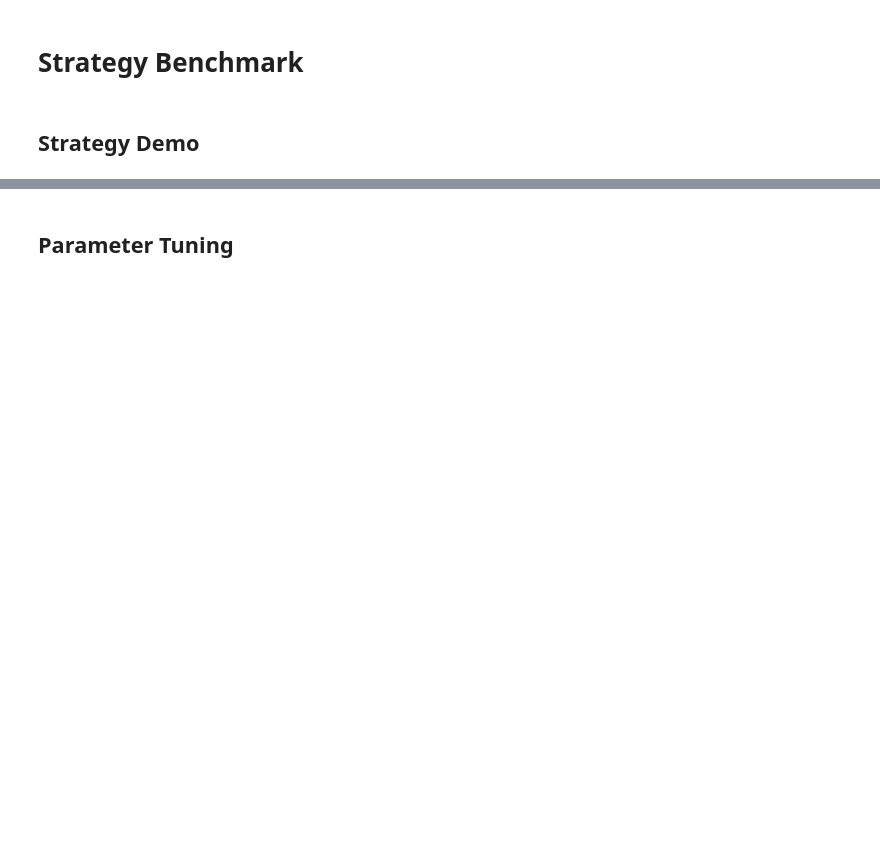
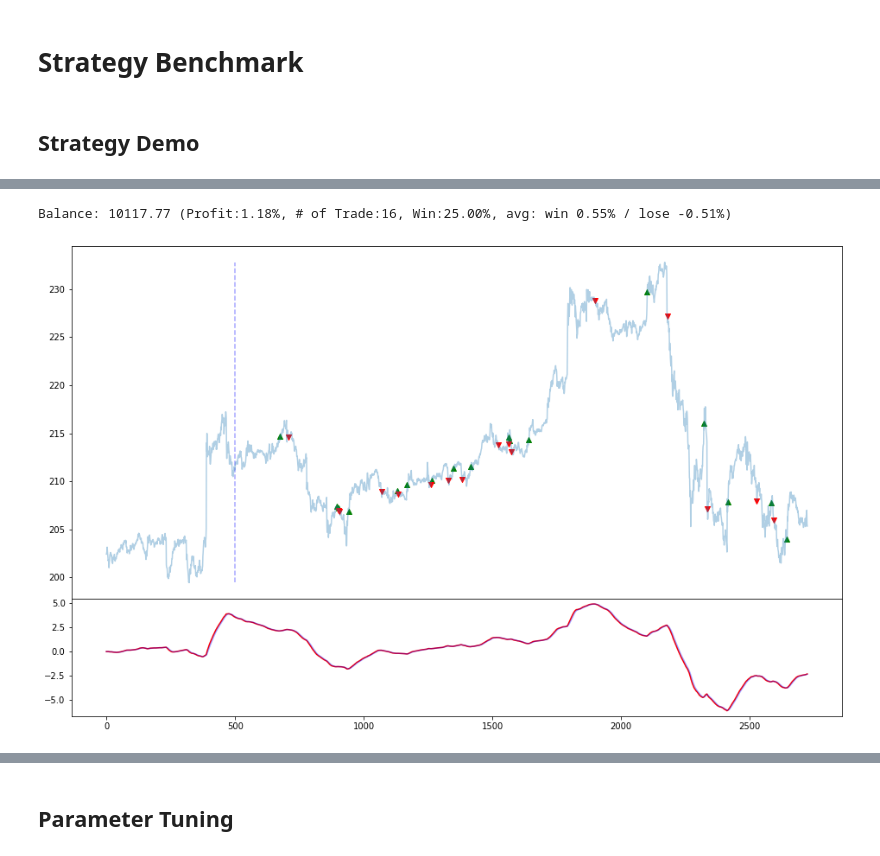
Before and after one commit to anels/autbot, a Jupyter notebook: strategy_benchmark.ipynb, the cells around one changed output, grey strips where cells are left out. Cells and saved outputs as stored; diff of their text form; code cells hidden in the pictures; blank space fills up the shorter version.

```diff
--- a/strategy_benchmark.ipynb
+++ b/strategy_benchmark.ipynb
@@ -31,6 +42,10 @@ plot_wma(df_wma, signals=buy_sell(df_wma, wma.sell_or_buy))
 # %%
-import strategy.strategy_macd as macd
+from strategy.strategy_macd import *
+macd = Strategy_MACD()
 
-df_macd = macd.prep_data(df, 144, 377)
+df_macd = macd.prep_data(df, 145, 377)
 test(init_balance, df_macd, macd.sell_or_buy, verbose = False)
 plot_macd(df_macd, signals=buy_sell(df_macd, macd.sell_or_buy))
+# %% [output]
+Balance: 10117.77 (Profit:1.18%, # of Trade:16, Win:25.00%, avg: win 0.55% / lose -0.51%)
+[figure, added]
```
Also changed, not shown: parts of 12 cells of this notebook.
